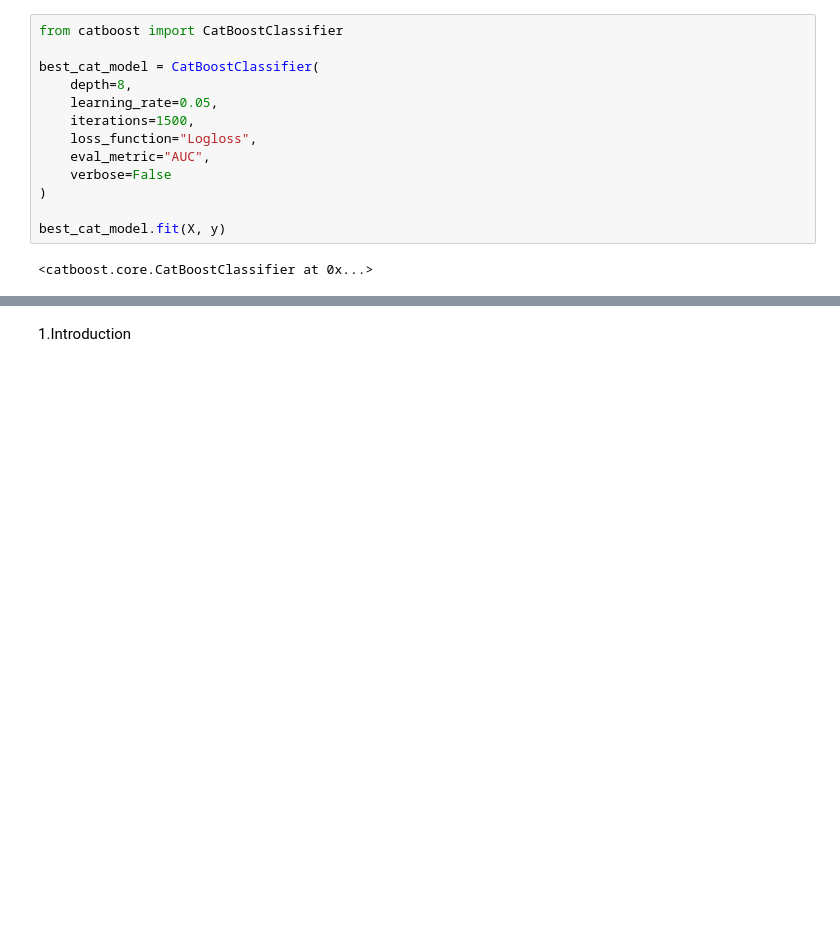
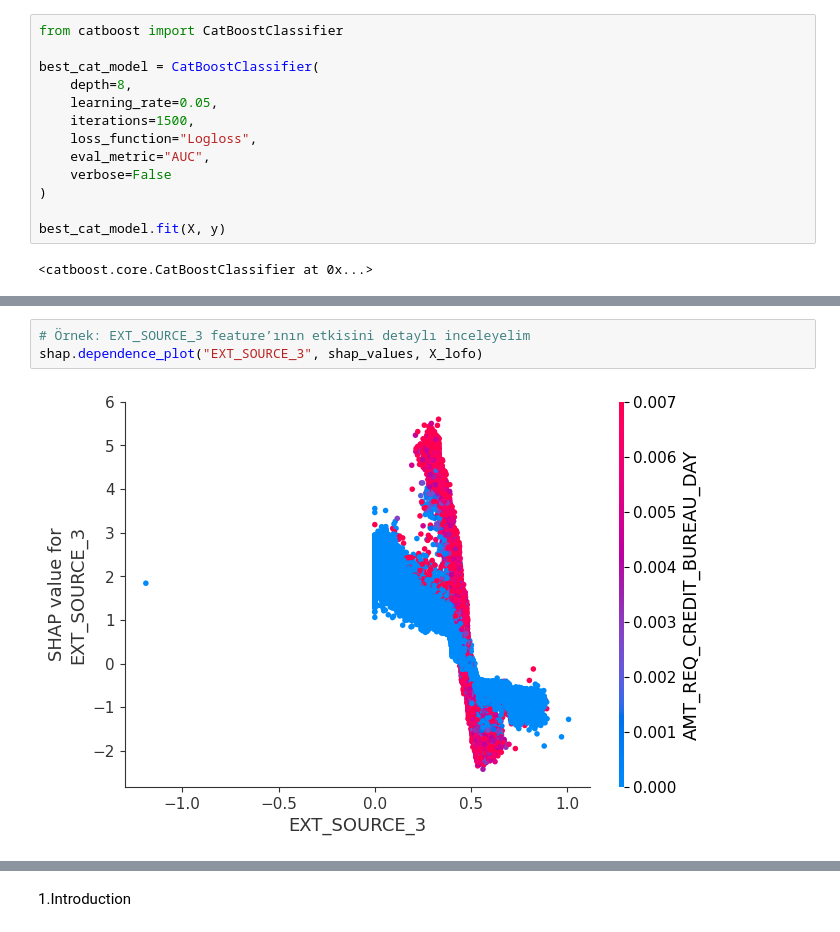
Before and after one commit to oguzhanzengin/case-study, a Jupyter notebook: case1.ipynb, the cells around one changed output, grey strips where cells are left out. Cells and saved outputs as stored; diff of their text form; blank space fills up the shorter version.

```diff
--- a/case1.ipynb
+++ b/case1.ipynb
@@ -345,0 +549,5 @@ NameError: name 'importance_df' is not defined
+# %%
+# Örnek: EXT_SOURCE_3 feature’ının etkisini detaylı inceleyelim
+shap.dependence_plot("EXT_SOURCE_3", shap_values, X_lofo)
+# %% [output]
+[figure, added]
```
Also changed, not shown: parts of 26 cells of this notebook, 7 other files.
